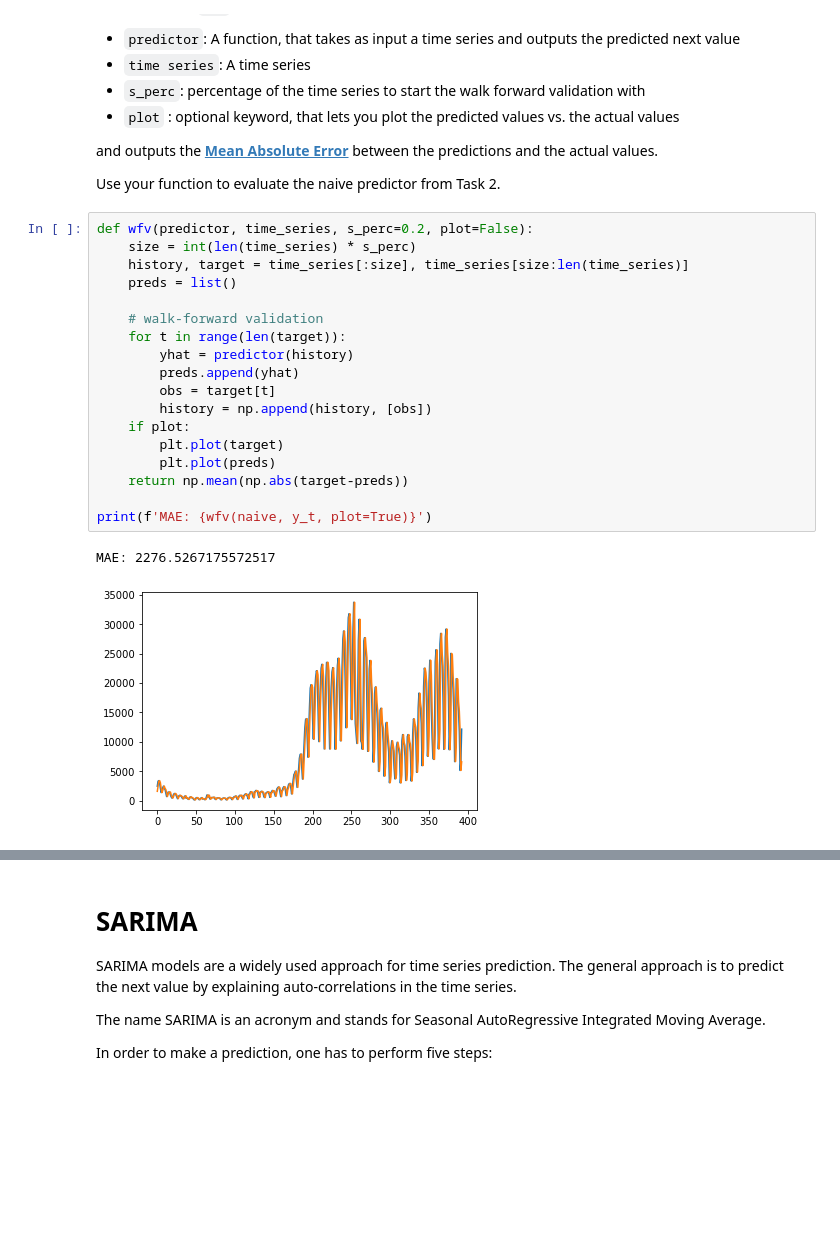
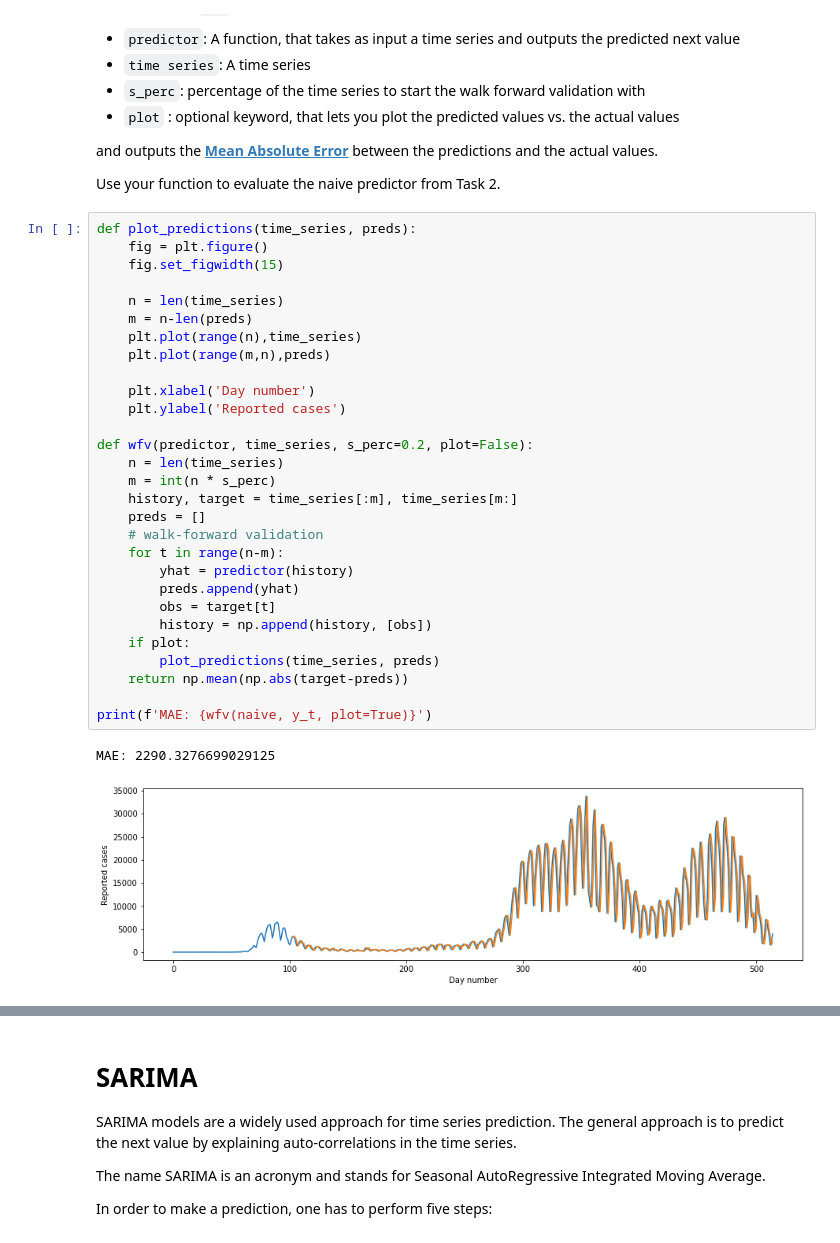
Before and after one commit to matthiasware/AGDML, a Jupyter notebook: exercise_6/solution.ipynb, the cells around one changed output, grey strips where cells are left out. Cells and saved outputs as stored; diff of their text form; blank space fills up the shorter version.

```diff
--- a/exercise_6/solution.ipynb
+++ b/exercise_6/solution.ipynb
@@ -134,26 +124,37 @@ and outputs the [**Mean Absolute Error**](https://en.wikipedia.org/wiki/Mean_abs
 
 Use your function to evaluate the naive predictor from Task 2.
 # %%
+def plot_predictions(time_series, preds):
+    fig = plt.figure()
+    fig.set_figwidth(15)
+
+    n = len(time_series)
+    m = n-len(preds)
+    plt.plot(range(n),time_series)
+    plt.plot(range(m,n),preds)
+
+    plt.xlabel('Day number')
+    plt.ylabel('Reported cases')
+
 def wfv(predictor, time_series, s_perc=0.2, plot=False):
-    size = int(len(time_series) * s_perc)
-    history, target = time_series[:size], time_series[size:len(time_series)]
-    preds = list()
-
+    n = len(time_series)
+    m = int(n * s_perc)
+    history, target = time_series[:m], time_series[m:]
+    preds = []
     # walk-forward validation
-    for t in range(len(target)):
+    for t in range(n-m):
         yhat = predictor(history)
         preds.append(yhat)
         obs = target[t]
         history = np.append(history, [obs])
     if plot:
-        plt.plot(target)
-        plt.plot(preds)
+        plot_predictions(time_series, preds)
     return np.mean(np.abs(target-preds))
 
 print(f'MAE: {wfv(naive, y_t, plot=True)}')
 # %% [output]
-MAE: 2276.5267175572517
+MAE: 2290.3276699029125
-[figure, old version]
+[figure, new version]
 # %% [markdown]
 We can see, that the simple, naive predictor gets wrong, because there is an underlying seasonality within the time series.
 
```
Also changed, not shown: parts of 14 cells of this notebook, 20 other files.
